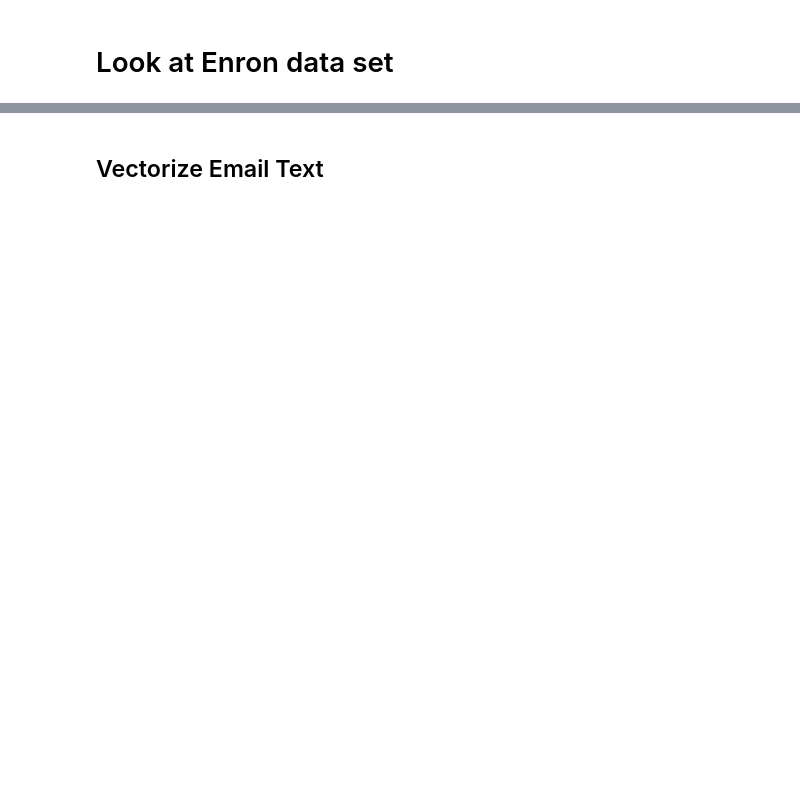
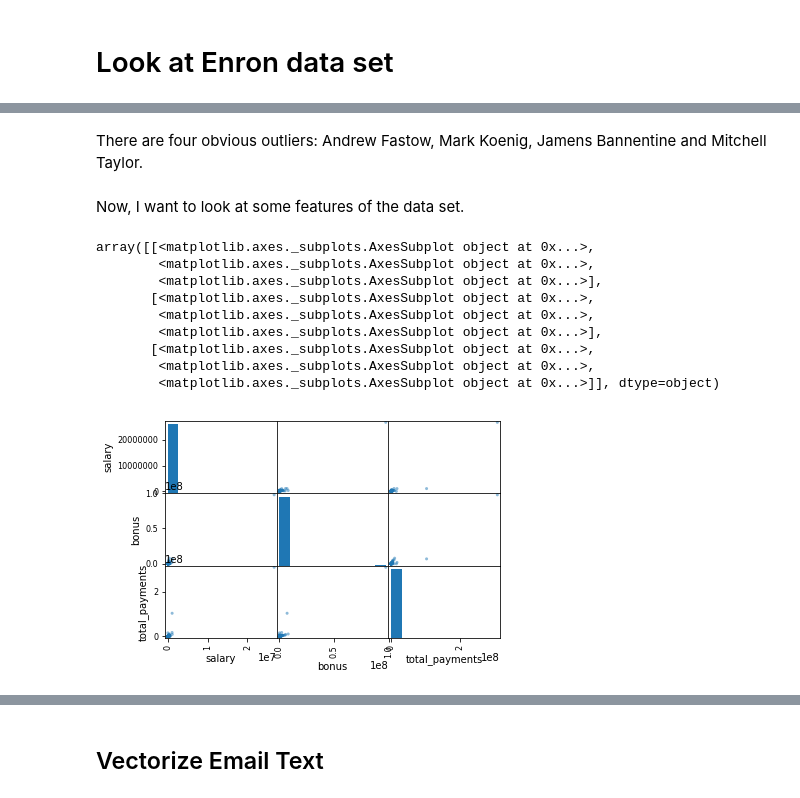
Before and after one commit to mbunse/ud120-projects, a Jupyter notebook: final_project/Look At Enron data set.ipynb, the cells around one changed output, grey strips where cells are left out. Cells and saved outputs as stored; diff of their text form; code cells hidden in the pictures; blank space fills up the shorter version.

```diff
--- a/final_project/Look At Enron data set.ipynb
+++ b/final_project/Look At Enron data set.ipynb
@@ -4,0 +6,12 @@
+# %%
+import pickle
+data_dict = pickle.load(open("final_project_dataset.pkl", "r"))
+names = data_dict.keys()
+features = data_dict.values()
+labels = [item["poi"] for item in features]
+for item in features:
+    item.pop("poi", None)
+    for key, value in item.items():
+        if value == "NaN":
+            item[key]= 0
+names
@@ -4,0 +78,24 @@
+# %% [markdown]
+There are four obvious outliers: Andrew Fastow, Mark Koenig, Jamens Bannentine and Mitchell Taylor.
+# %% [markdown]
+Now, I want to look at some features of the data set.
+# %%
+import pandas as pd
+data = pd.DataFrame(features, index=names)
+data["poi"]=labels
+# %%
+%matplotlib inline
+import matplotlib.pyplot as plt
+from pandas.plotting import scatter_matrix
+scatter_matrix(data[["salary", "bonus", "total_payments"]])
+# %% [output]
+array([[<matplotlib.axes._subplots.AxesSubplot object at 0x...>,
+        <matplotlib.axes._subplots.AxesSubplot object at 0x...>,
+        <matplotlib.axes._subplots.AxesSubplot object at 0x...>],
+       [<matplotlib.axes._subplots.AxesSubplot object at 0x...>,
+        <matplotlib.axes._subplots.AxesSubplot object at 0x...>,
+        <matplotlib.axes._subplots.AxesSubplot object at 0x...>],
+       [<matplotlib.axes._subplots.AxesSubplot object at 0x...>,
+        <matplotlib.axes._subplots.AxesSubplot object at 0x...>,
+        <matplotlib.axes._subplots.AxesSubplot object at 0x...>]], dtype=object)
+[figure, added]
```
Also changed, not shown: parts of 33 cells of this notebook, 1 other file.
